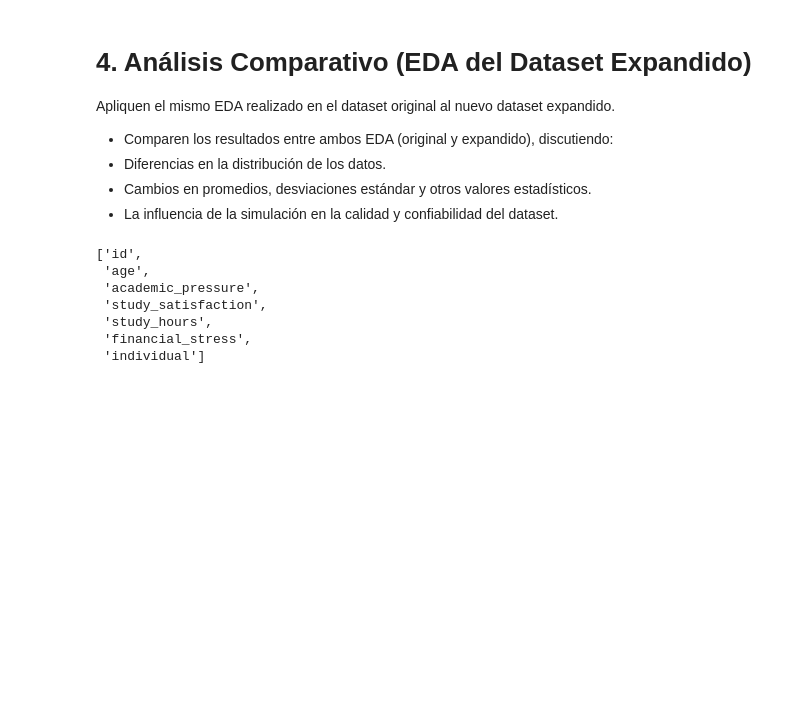
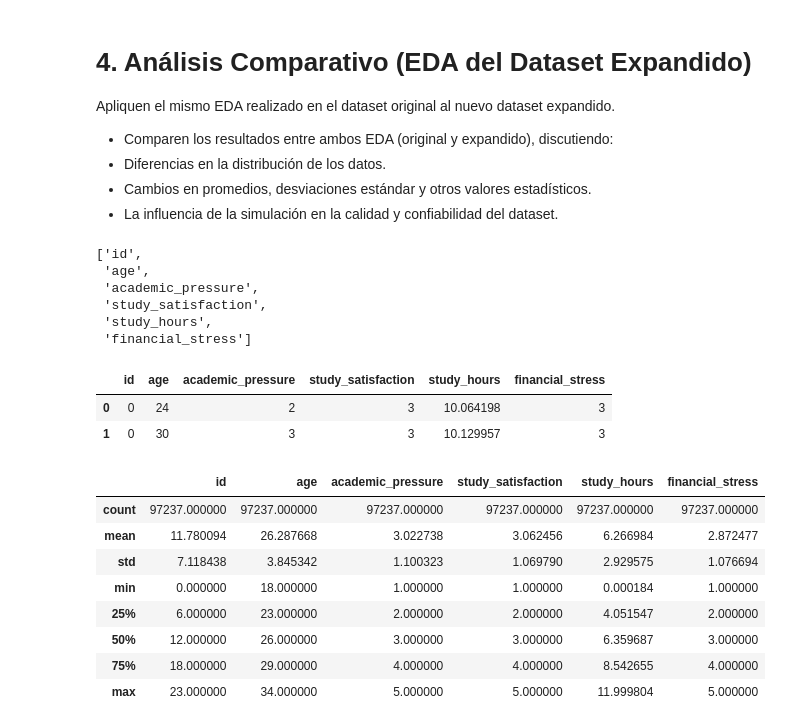
Before and after one commit to angel-513/IS910-Project1-DataframeAnalysis, a Jupyter notebook: Depression.ipynb, the cells around one changed output. Drawn from its saved outputs; the diff is of its cells as text; code cells hidden in the pictures; blank space fills up the shorter version.

```diff
--- a/Depression.ipynb
+++ b/Depression.ipynb
@@ -394,18 +416,36 @@ expandido.
  * Cambios en promedios, desviaciones estándar y otros valores estadísticos.
  * La influencia de la simulación en la calidad y confiabilidad del dataset.
 # %%
-dfextended_num_cols = []
+final_num_cols = []
 
-for c in dfextended.columns:
-    if (dfextended[c].dtype == 'int64' or dfextended[c].dtype =='float64'):
-        dfextended_num_cols.append(c)
+for c in final.columns:
+    if (final[c].dtype == 'int64' or final[c].dtype =='float64'):
+        final_num_cols.append(c)
 
-dfextended_num_cols
+final_num_cols
 # %% [output]
 ['id',
  'age',
  'academic_pressure',
  'study_satisfaction',
  'study_hours',
- 'financial_stress',
- 'individual']
+ 'financial_stress']
+# %%
+final_num_cols = pd.DataFrame(final[final_num_cols])
+final_num_cols.head(2)
+# %% [output]
+|  | id | age | academic_pressure | study_satisfaction | study_hours | financial_stress |
+| 0 | 0 | 24 | 2 | 3 | 10.064198 | 3 |
+| 1 | 0 | 30 | 3 | 3 | 10.129957 | 3 |
+# %%
+final_num_cols.describe()
+# %% [output]
+|  | id | age | academic_pressure | study_satisfaction | study_hours | financial_stress |
+| count | 97237.000000 | 97237.000000 | 97237.000000 | 97237.000000 | 97237.000000 | 97237.000000 |
+| mean | 11.780094 | 26.287668 | 3.022738 | 3.062456 | 6.266984 | 2.872477 |
+| std | 7.118438 | 3.845342 | 1.100323 | 1.069790 | 2.929575 | 1.076694 |
+| min | 0.000000 | 18.000000 | 1.000000 | 1.000000 | 0.000184 | 1.000000 |
+| 25% | 6.000000 | 23.000000 | 2.000000 | 2.000000 | 4.051547 | 2.000000 |
+| 50% | 12.000000 | 26.000000 | 3.000000 | 3.000000 | 6.359687 | 3.000000 |
+| 75% | 18.000000 | 29.000000 | 4.000000 | 4.000000 | 8.542655 | 4.000000 |
+| max | 23.000000 | 34.000000 | 5.000000 | 5.000000 | 11.999804 | 5.000000 |
```
Also changed, not shown: parts of 15 cells of this notebook.
